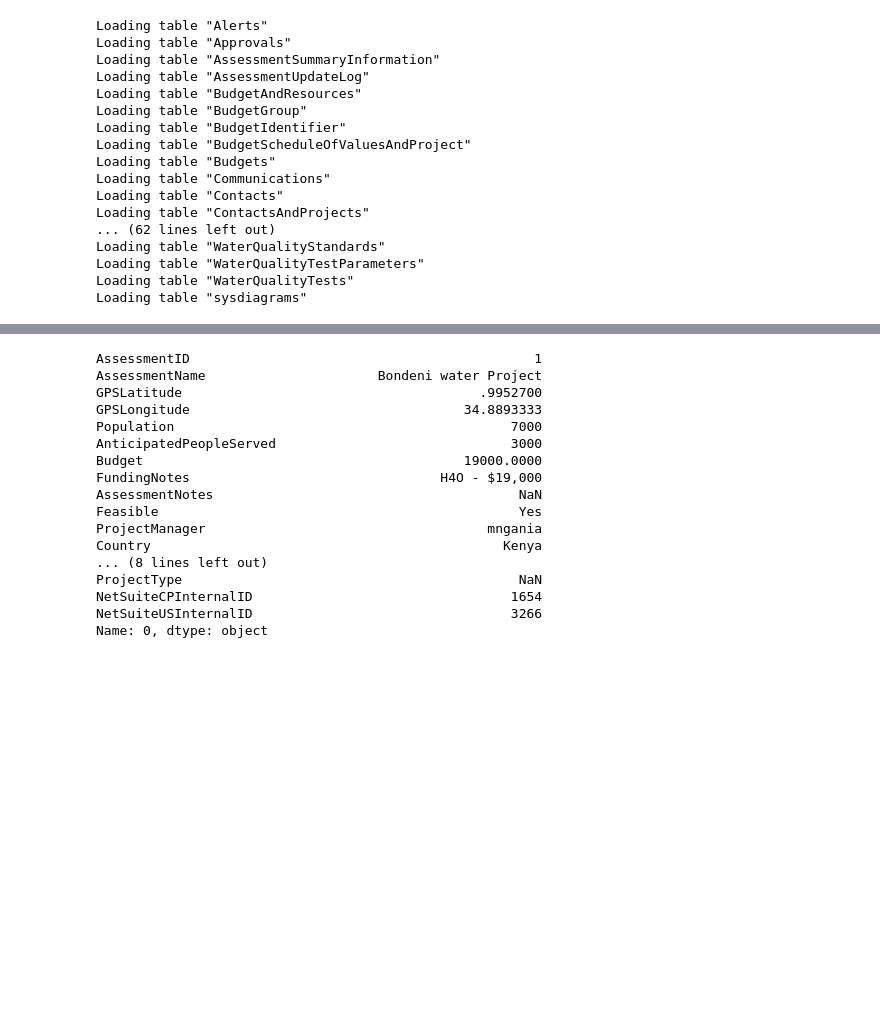
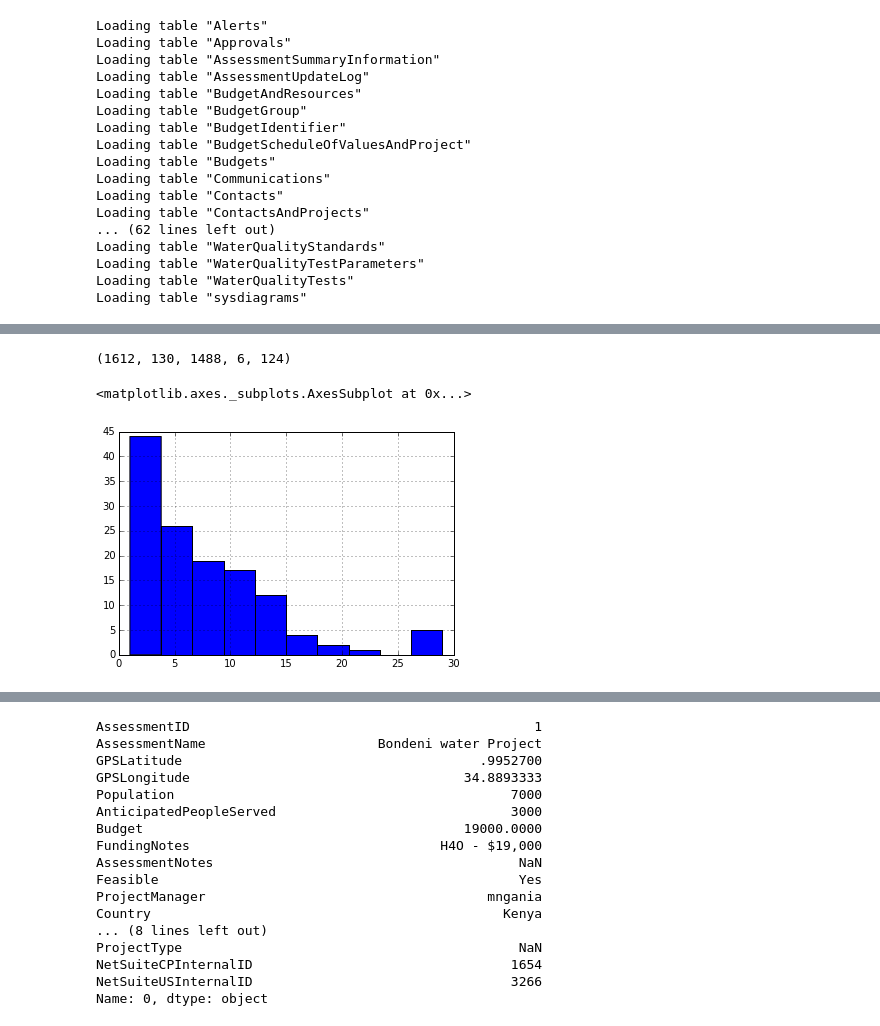
Before and after one commit to eric-czech/portfolio, a Jupyter notebook: demonstrative/python/notebooks/research/wmi/eda.ipynb, the cells around one changed output, grey strips where cells are left out. Saved outputs shown, nothing was run; the diff lists cells and outputs as text; code cells hidden in the pictures; blank space fills up the shorter version.

```diff
--- a/demonstrative/python/notebooks/research/wmi/eda.ipynb
+++ b/demonstrative/python/notebooks/research/wmi/eda.ipynb
@@ -78,0 +78,9 @@ search_for_column(db, 'AssessmentID')
+# %%
+len(id1), len(id2), len(np.setdiff1d(id1, id2)), len(np.setdiff1d(id2, id1)), len(np.intersect1d(id1, id2))
+# %% [output]
+(1612, 130, 1488, 6, 124)
+# %%
+db['SafeWaterProjectMonthlySummary'].groupby('AssessmentID').size().hist()
+# %% [output]
+<matplotlib.axes._subplots.AxesSubplot at 0x...>
+[figure, added]
```
Also changed, not shown: parts of 15 cells of this notebook, 20 other files.
